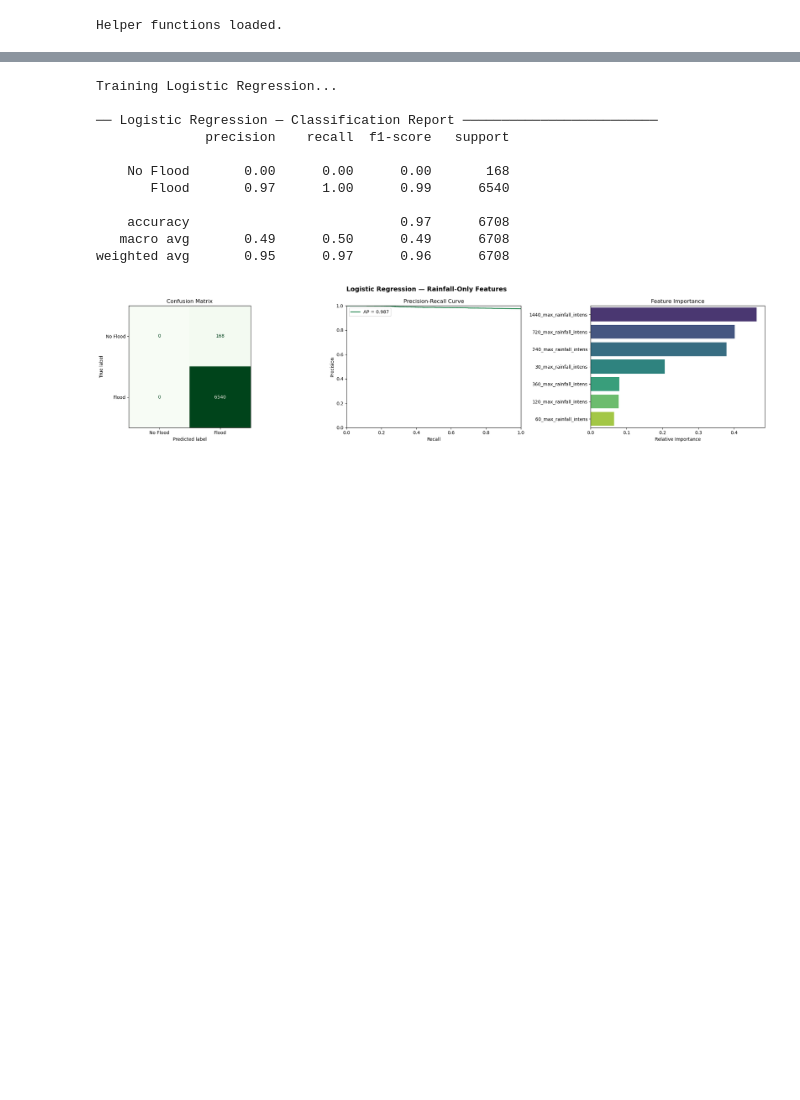
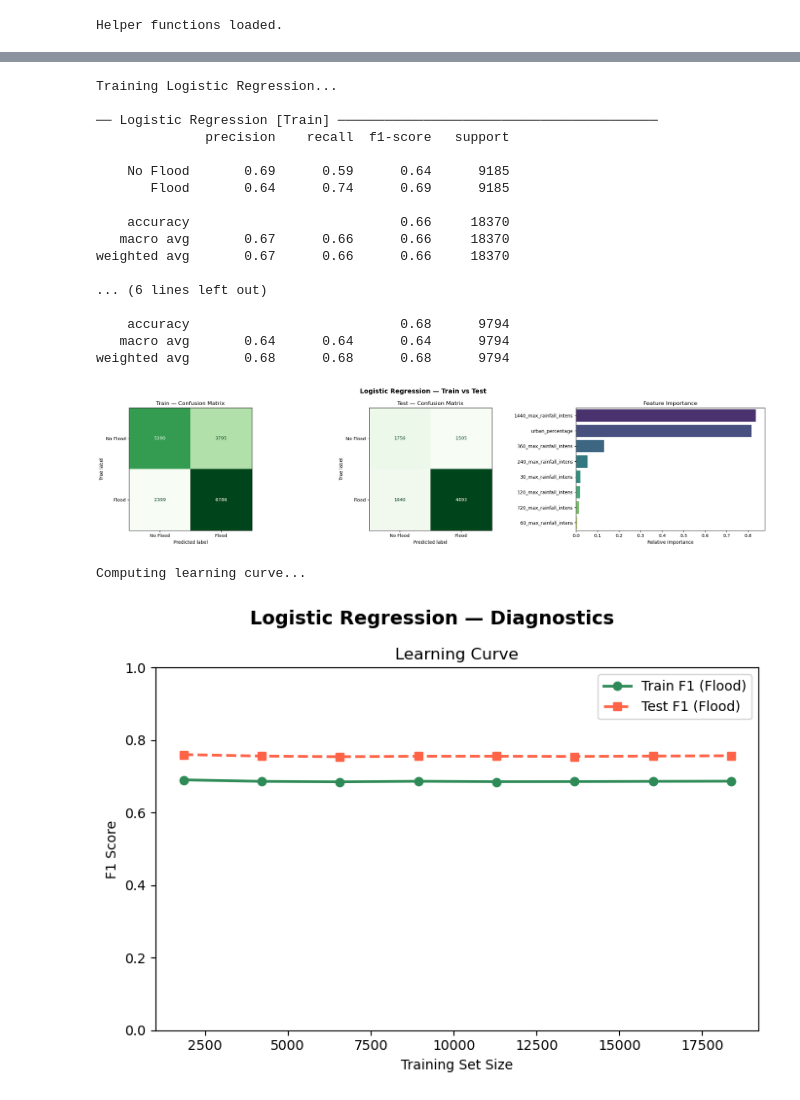
Before and after one commit to raznuss/global_urban_flood_database, a Jupyter notebook: chronicle/models/01_baseline_training_and_evaluation.ipynb, the cells around one changed output, grey strips where cells are left out. Drawn from its saved outputs; the diff is of its cells as text; code cells hidden in the pictures; blank space fills up the shorter version.

```diff
--- a/chronicle/models/01_baseline_training_and_evaluation.ipynb
+++ b/chronicle/models/01_baseline_training_and_evaluation.ipynb
@@ -1,10 +1,12 @@
 # %%
 # =================================================================
-# 01_baseline_training_and_evaluation — Rainfall-Only Features
-# Research question: Can rainfall alone predict urban pluvial floods?
+# 01_baseline_training_and_evaluation — Rainfall + Urban Features
+# Research question: Does adding impervious surface context improve
+# urban pluvial flood prediction beyond rainfall alone?
 #
+# Features: 7 rainfall intensity windows + urban_percentage (8 total)
 # Models: Random Forest | XGBoost | Logistic Regression | SVC
-# Class imbalance handling: class_weight='balanced' / sample_weight
+# Class imbalance handling: class_weight='balanced' / scale_pos_weight
 # =================================================================
 
 import pandas as pd
@@ -32,11 +34,21 @@ THRESH_1H              = 7.0
 THRESH_24H             = 1.0
 PFDI_PLUVIAL_THRESHOLD = 1.0
 
+# ── BALANCE STRATEGY ──────────────────────────────────────────────
+# 'class_weight' : train on full X_train; models use class_weight='balanced'
+#                  (or scale_pos_weight for XGBoost)
+# 'undersample'  : train on X_train_bal built in the ratio-exploration cell;
+#                  no class weighting inside models
+BALANCE_METHOD = 'undersample'
+
+# 7 rainfall intensity features + urban_percentage (normalized — safe across
+# polygon sizes). urban_built_up_area_m2 (absolute) is intentionally excluded.
 FEATURE_COLS = [
     '30_max_rainfall_intens',  '60_max_rainfall_intens',
     '120_max_rainfall_intens', '240_max_rainfall_intens',
     '360_max_rainfall_intens', '720_max_rainfall_intens',
     '1440_max_rainfall_intens',
+    'urban_percentage',
 ]
 
 # ── 2. LOAD & FILTER ──────────────────────────────────────────────
@@ -73,6 +85,7 @@ X_train, X_test = X.iloc[train_idx], X.iloc[test_idx]
 y_train, y_test = y.iloc[train_idx], y.iloc[test_idx]
 
 print(f"\nTrain: {len(X_train):,} | Test: {len(X_test):,}")
+print(f"Features ({len(feature_cols)}): {feature_cols}")
 
 # ── 4. SCALED VERSIONS (for Logistic Regression and SVC) ─────────
 # Fit scaler on train only — prevents data leakage into test set
@@ -348,34 +536,56 @@ weighted avg       0.95      0.96      0.96      6708
 # %%
 # ── MODEL 3: LOGISTIC REGRESSION ─────────────────────────────────
-# Uses scaled balanced training set.
 print("Training Logistic Regression...")
-lr_model = LogisticRegression(max_iter=1000, random_state=42)
-lr_model.fit(X_train_bal_scaled, y_train_bal)
+lr_model = LogisticRegression(max_iter=1000, class_weight=_cw, random_state=42)
+lr_model.fit(Xtr_scaled, ytr)
 
-y_pred_lr  = lr_model.predict(X_test_scaled)
-y_proba_lr = lr_model.predict_proba(X_test_scaled)[:, 1]
+y_pred_lr_train = lr_model.predict(Xtr_scaled)
+y_pred_lr       = lr_model.predict(X_test_scaled)
 
-metrics_lr = evaluate_model('Logistic Regression', y_test, y_pred_lr, y_proba_lr)
+metrics_lr_train = evaluate_model('Logistic Regression', ytr,    y_pred_lr_train, split='Train')
+metrics_lr_test  = evaluate_model('Logistic Regression', y_test, y_pred_lr,       split='Test')
 
 coef_df = pd.DataFrame({
     'Feature':    feature_cols,
     'Importance': np.abs(lr_model.coef_[0]),
 }).sort_values('Importance', ascending=False)
 
-plot_model('Logistic Regression', y_test, y_pred_lr, y_proba_lr,
-           color='seagreen', cmap='Greens', feat_imp_df=coef_df)
+plot_model('Logistic Regression', ytr, y_pred_lr_train, y_test, y_pred_lr,
+           cmap='Greens', feat_imp_df=coef_df)
+
+# ── Learning curve (Pipeline prevents scaler leakage) ─────────────
+# LR has no iterative loss — it converges to a unique minimum.
+print("Computing learning curve...")
+lr_pipe = Pipeline([
+    ('scaler', StandardScaler()),
+    ('clf',    LogisticRegression(max_iter=1000, class_weight=_cw, random_state=42)),
+])
+lc_sizes_lr, lc_train_lr, lc_test_lr = compute_learning_curve(
+    lr_pipe, Xtr, ytr, X_test, y_test, n_points=8
+)
+
+plot_diagnostics('Logistic Regression', 'seagreen',
+                 lc_sizes_lr, lc_train_lr, lc_test_lr)
 # %% [output]
 Training Logistic Regression...
 
-── Logistic Regression — Classification Report ─────────────────────────
+── Logistic Regression [Train] ─────────────────────────────────────────
               precision    recall  f1-score   support
 
-    No Flood       0.00      0.00      0.00       168
-       Flood       0.97      1.00      0.99      6540
+    No Flood       0.69      0.59      0.64      9185
+       Flood       0.64      0.74      0.69      9185
 
-    accuracy                           0.97      6708
-   macro avg       0.49      0.50      0.49      6708
-weighted avg       0.95      0.97      0.96      6708
+    accuracy                           0.66     18370
+   macro avg       0.67      0.66      0.66     18370
+weighted avg       0.67      0.66      0.66     18370
+
+... (6 lines left out)
+
+    accuracy                           0.68      9794
+   macro avg       0.64      0.64      0.64      9794
+weighted avg       0.68      0.68      0.68      9794
-[figure, old version]
+[figure, new version]
+Computing learning curve...
+[figure, added]
 # %%
 # ── MODEL 4: SVC (RBF KERNEL) ─────────────────────────────────────
```
Also changed, not shown: parts of 10 cells of this notebook.
